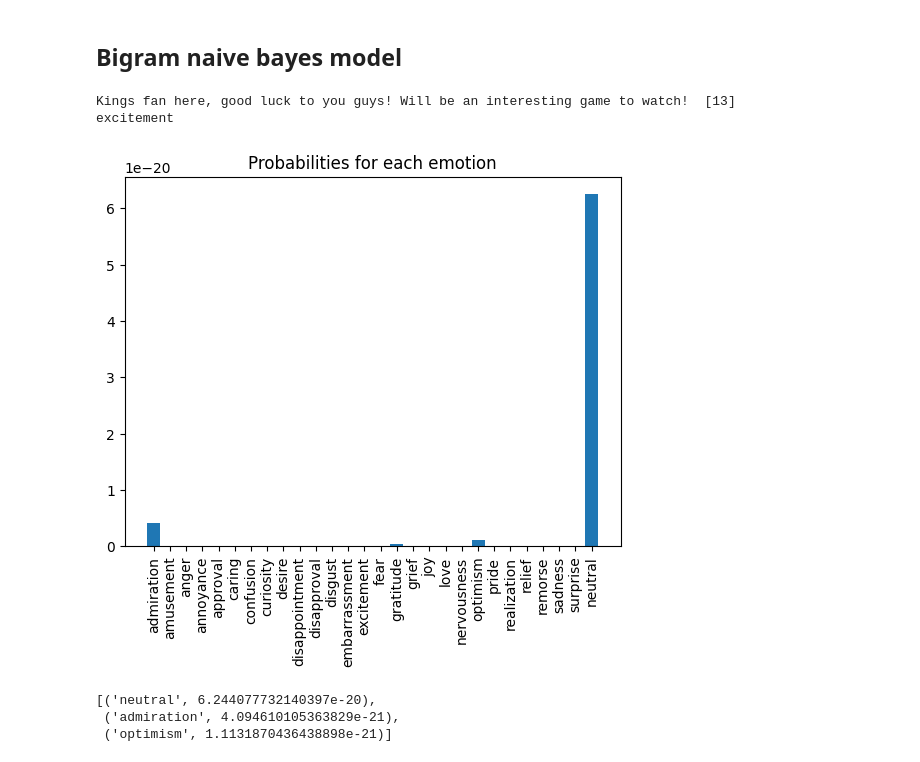
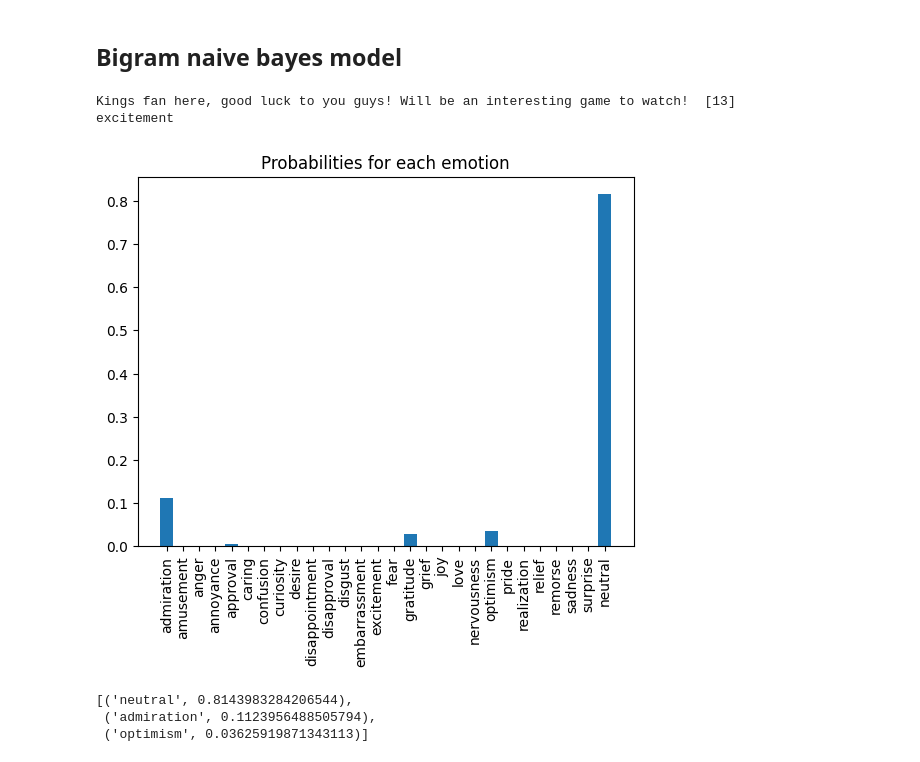
Before and after one commit to thomasjuin1/EmotionClassification, a Jupyter notebook: naives_bayes.ipynb, the cells around one changed output. Drawn from its saved outputs; the diff is of its cells as text; code cells hidden in the pictures.

Commit message:
feat(naives_bayes.ipynb): add weight prob

```diff
--- a/naives_bayes.ipynb
+++ b/naives_bayes.ipynb
@@ -252,35 +252,49 @@ def proba_for_sentence_in_emotion_bigram(sentence: list[str], emotion):
     for i in range(len(sentence) - 1):
         bigram = (sentence[i], sentence[i + 1])
         prob = proba_for_bigram_in_emotion(bigram, emotion)
         if prob > 0:
             log_proba += math.log(prob)
         else:
             log_proba += math.log(1 / len(__emotions))  # Smoothing for missing bigrams
     return math.exp(log_proba)
 
+total_examples = sum(train_emotion_counts[example] for example in train_emotion_counts)
+emotion_class_counts = {emotion: train_emotion_counts[emotion] for emotion in __emotions}
+emotion_prior = {emotion: count / total_examples for emotion, count in emotion_class_counts.items()}
 def proba_for_sentence_for_each_emo_bigram(sentence: list[str]):
-    return {emotion: proba_for_sentence_in_emotion_bigram(sentence, emotion) for emotion in __emotions}
+    probas = {emotion: proba_for_sentence_in_emotion_bigram(sentence, emotion) for emotion in __emotions}
+    # Reweight by prior probabilities
+    ALPHA = 0.5  # Balance raw probabilities with priors
+    probas = {emotion: (prob ** (1 - ALPHA)) * (emotion_prior[emotion] ** ALPHA) for emotion, prob in probas.items()}
+    # Normalize to sum to 1
+    total_proba = sum(probas.values())
+    if total_proba > 0:
+        probas = {emotion: prob / total_proba for emotion, prob in probas.items()}
+    return probas
+
+# def proba_for_sentence_for_each_emo_bigram(sentence: list[str]): ## Previous classes
+#     return {emotion: proba_for_sentence_in_emotion_bigram(sentence, emotion) for emotion in __emotions}
 
 def predict_emotion_bigram(sentence: str):
     pre_processed = pre_process_naive_bayes(sentence)
     probas = proba_for_sentence_for_each_emo_bigram(pre_processed)
     # plot the probabilities
     plt.bar(probas.keys(), probas.values())
     plt.title("Probabilities for each emotion")
     plt.xticks(rotation=90)
     plt.show()
     return sorted(probas.items(), key=lambda x: x[1], reverse=True)[:3]
 
 data = test_set[2]
 print(data["text"], data["labels"])
 for i in range(len(data["labels"])):
     print(INDEX_TO_EMOTION[data["labels"][i]])
 predict_emotion_bigram(data["text"])
 # predict_emotion_bigram("Good luck")
 # %% [output]
 Kings fan here, good luck to you guys! Will be an interesting game to watch!  [13]
 excitement
-[figure, old version]
+[figure, new version]
-[('neutral', 6.244077732140397e-20),
- ('admiration', 4.094610105363829e-21),
- ('optimism', 1.1131870436438898e-21)]
+[('neutral', 0.8143983284206544),
+ ('admiration', 0.1123956488505794),
+ ('optimism', 0.03625919871343113)]
```
